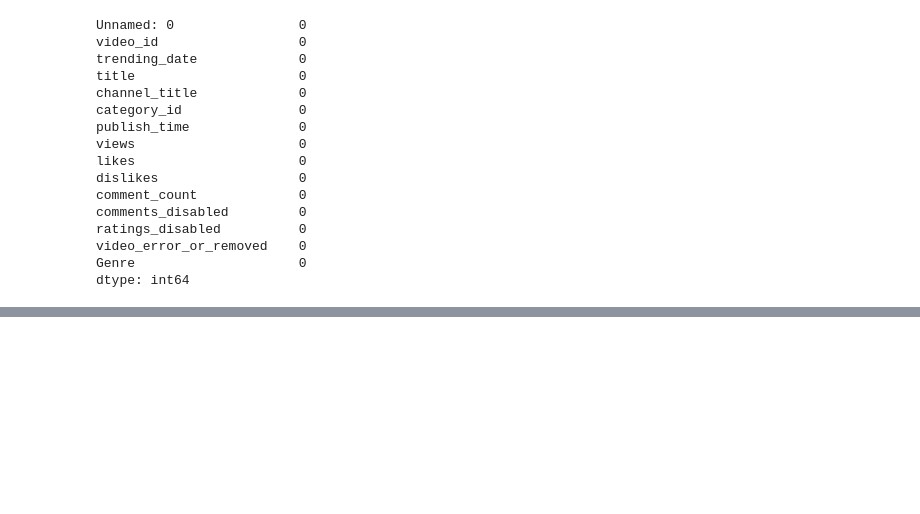
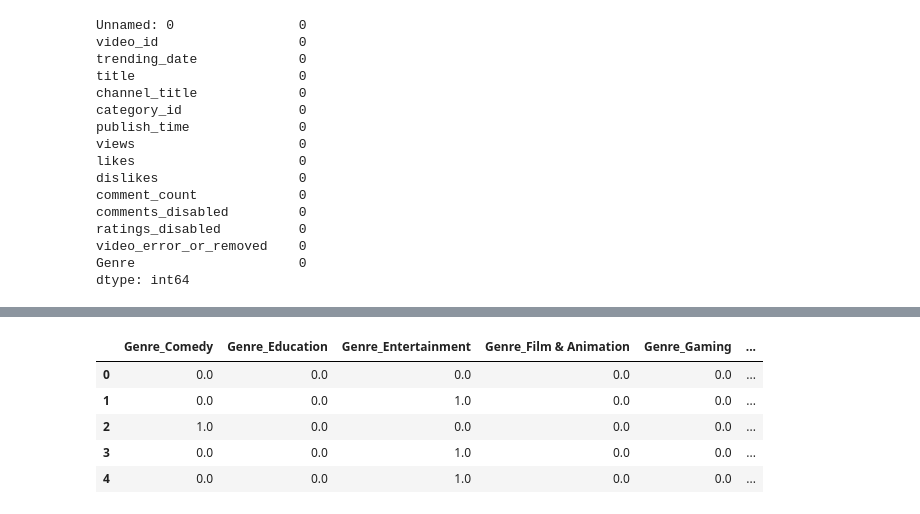
Before and after one commit to yashgadhwe/youtube_analysis, a Jupyter notebook: lrdemo.ipynb, the cells around one changed output, grey strips where cells are left out. Saved outputs shown, nothing was run; the diff lists cells and outputs as text; code cells hidden in the pictures; blank space fills up the shorter version.

```diff
--- a/lrdemo.ipynb
+++ b/lrdemo.ipynb
@@ -46,4 +46,4 @@ from sklearn.model_selection import train_test_split
 from sklearn.preprocessing import OneHotEncoder
 
 encoder = OneHotEncoder(drop='first', sparse_output = False)
-encoded_genre = encoder.fit_transform(df[['genre']])
+encoded_genre = encoder.fit_transform(df[['Genre']])
@@ -51,0 +60,12 @@ TypeError: OneHotEncoder.__init__() got an unexpected keyword argument 'sparse'
+# %%
+# Convert the encoded genre to a DataFrame
+encoded_genre_df = pd.DataFrame(encoded_genre, columns=encoder.get_feature_names_out(['Genre']))
+# %%
+encoded_genre_df.head(5)
+# %% [output]
+|  | Genre_Comedy | Genre_Education | Genre_Entertainment | Genre_Film & Animation | Genre_Gaming | ... |
+| 0 | 0.0 | 0.0 | 0.0 | 0.0 | 0.0 | ... |
+| 1 | 0.0 | 0.0 | 1.0 | 0.0 | 0.0 | ... |
+| 2 | 1.0 | 0.0 | 0.0 | 0.0 | 0.0 | ... |
+| 3 | 0.0 | 0.0 | 1.0 | 0.0 | 0.0 | ... |
+| 4 | 0.0 | 0.0 | 1.0 | 0.0 | 0.0 | ... |
```
Also changed, not shown: parts of 12 cells of this notebook.
